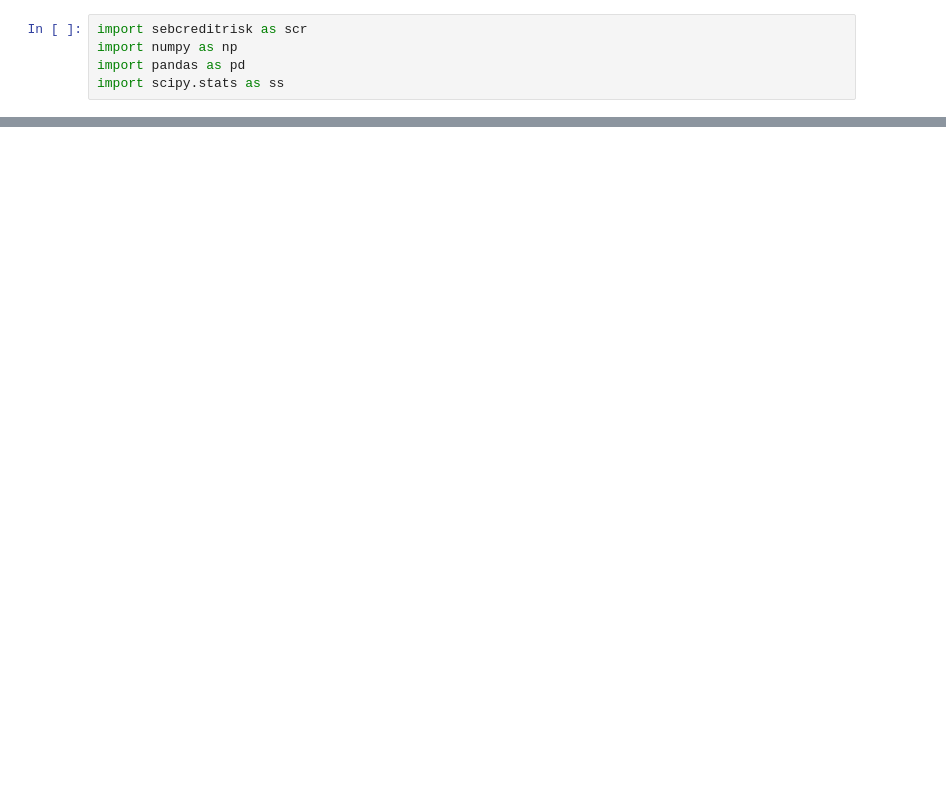
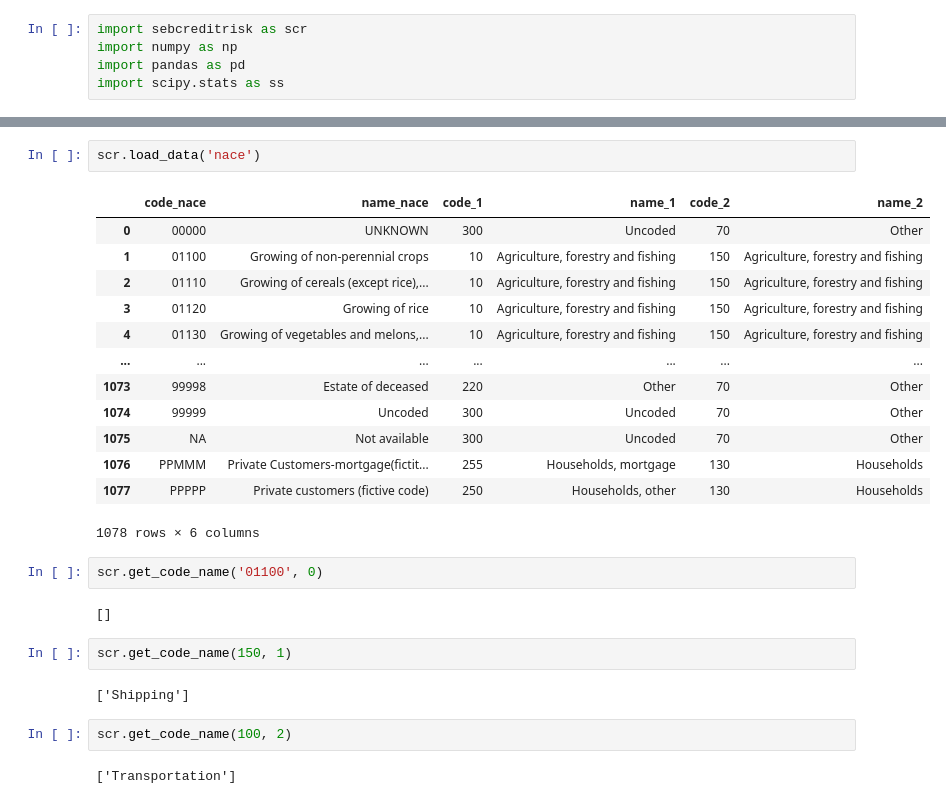
Before and after one commit to trananhthong/sebcreditrisk, a Jupyter notebook: notebooks/test.ipynb, the cells around one changed output, grey strips where cells are left out. Cells and saved outputs as stored; diff of their text form; blank space fills up the shorter version.

```diff
--- a/notebooks/test.ipynb
+++ b/notebooks/test.ipynb
@@ -8 +60,29 @@ import scipy.stats as ss
+# %%
+scr.load_data('nace')
+# %% [output]
+|  | code_nace | name_nace | code_1 | name_1 | code_2 | name_2 |
+| 0 | 00000 | UNKNOWN | 300 | Uncoded | 70 | Other |
+| 1 | 01100 | Growing of non-perennial crops | 10 | Agriculture, forestry and fishing | 150 | Agriculture, forestry and fishing |
+| 2 | 01110 | Growing of cereals (except rice),... | 10 | Agriculture, forestry and fishing | 150 | Agriculture, forestry and fishing |
+| 3 | 01120 | Growing of rice | 10 | Agriculture, forestry and fishing | 150 | Agriculture, forestry and fishing |
+| 4 | 01130 | Growing of vegetables and melons,... | 10 | Agriculture, forestry and fishing | 150 | Agriculture, forestry and fishing |
+| ... | ... | ... | ... | ... | ... | ... |
+| 1073 | 99998 | Estate of deceased | 220 | Other | 70 | Other |
+| 1074 | 99999 | Uncoded | 300 | Uncoded | 70 | Other |
+| 1075 | NA | Not available | 300 | Uncoded | 70 | Other |
+| 1076 | PPMMM | Private Customers-mortgage(fictit... | 255 | Households, mortgage | 130 | Households |
+| 1077 | PPPPP | Private customers (fictive code) | 250 | Households, other | 130 | Households |
+1078 rows × 6 columns
+# %%
+scr.get_code_name('01100', 0)
+# %% [output]
+[]
+# %%
+scr.get_code_name(150, 1)
+# %% [output]
+['Shipping']
+# %%
+scr.get_code_name(100, 2)
+# %% [output]
+['Transportation']
 # %%
```
Also changed, not shown: parts of 7 cells of this notebook.
